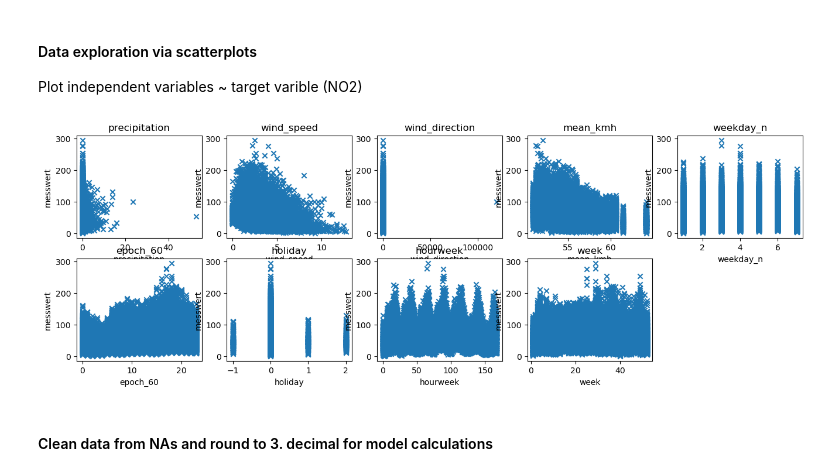
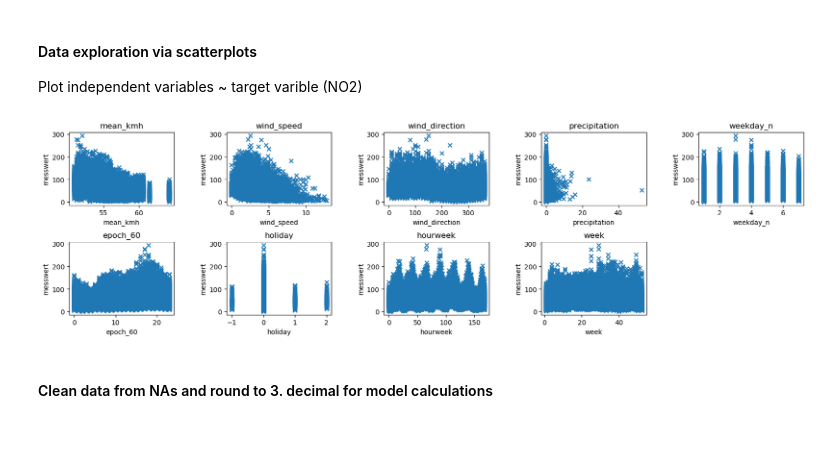
Before and after one commit to AnnaBooki/ml_test, a Jupyter notebook: Logistic_REG.ipynb, the cells around one changed output. Cells and saved outputs as stored; diff of their text form; code cells hidden in the pictures; blank space fills up the shorter version.

```diff
--- a/Logistic_REG.ipynb
+++ b/Logistic_REG.ipynb
@@ -277,26 +273,29 @@ Index(['messwert', 'mean_kmh', 'precipitation', 'wind_speed', 'wind_direction',
+# %%
+df_filtered['wind_direction'].values[df_filtered['wind_direction'].values > 360.0] = 0
+#print(df_filtered['wind_direction'].sort_values())
 # %% [markdown]
 Split the remaining dataframe between a training dataset and an unseen test dataset.
 # %% [markdown]
 #### Data exploration via scatterplots
 Plot independent variables ~ target varible (NO2)
 # %%
-# scatter plot using'RM' and 'LSTAT' as x axis, and 'MEDV' as y axis
-plt.figure(figsize=(16, 5))
+plt.figure(figsize=(20, 5))
 
-features = ['precipitation','wind_speed','wind_direction', 'mean_kmh', 'weekday_n', 'epoch_60', 'holiday', 'hourweek', 'week']
+
+features = ['mean_kmh','wind_speed','wind_direction', 'precipitation', 'weekday_n', 'epoch_60', 'holiday', 'hourweek', 'week']
 target = df_filtered['messwert']
 
 for i, col in enumerate(features):
-    #fig1, f1_axes = plt.subplots(ncols=2, nrows=2, constrained_layout=True)
-    plt.subplot(2, 5 , i+1)
+    plt.subplot(2, 5, i+1)
     x = df_filtered[col]
     y = target
     plt.scatter(x, y, marker='x')
+    plt.subplots_adjust(wspace =0.5, hspace=0.5)
     plt.title(col)
     plt.xlabel(col)
     plt.ylabel('messwert')
 # %% [output]
-[figure, old version]
+[figure, new version]
 # %% [markdown]
 #### Clean data from NAs and round to 3. decimal for model calculations
 # %%
```
Also changed, not shown: parts of 54 cells of this notebook.
